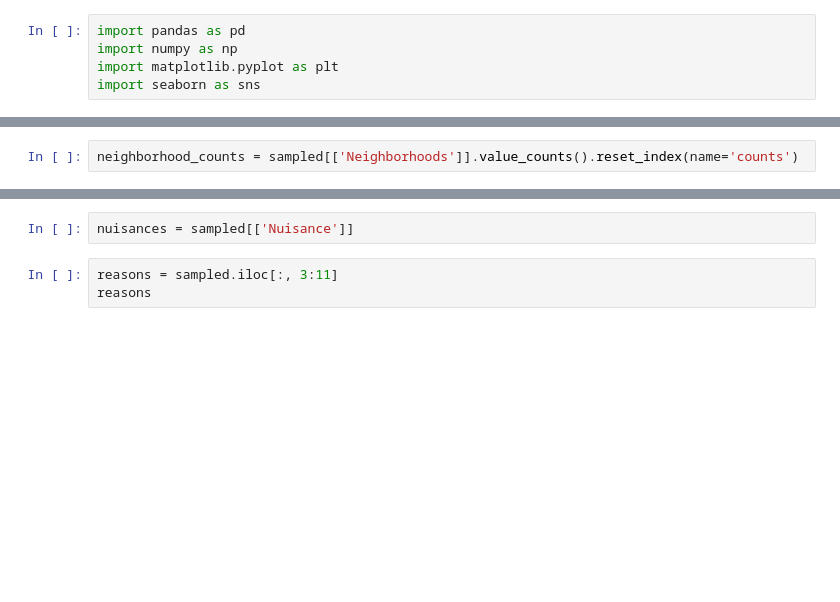
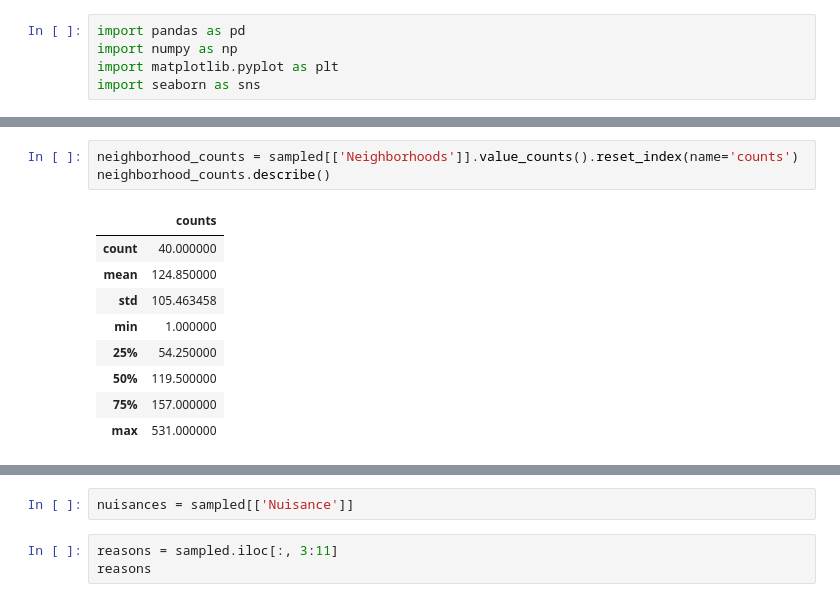
Before and after one commit to UCB-stat-159-s23/project-Group26, a Jupyter notebook: angeloeda.ipynb, the cells around one changed output, grey strips where cells are left out. Drawn from its saved outputs; the diff is of its cells as text; blank space fills up the shorter version.

```diff
--- a/angeloeda.ipynb
+++ b/angeloeda.ipynb
@@ -57,3 +74,14 @@ sampled.head(20)
 # %%
 neighborhood_counts = sampled[['Neighborhoods']].value_counts().reset_index(name='counts')
+neighborhood_counts.describe()
+# %% [output]
+|  | counts |
+| count | 40.000000 |
+| mean | 124.850000 |
+| std | 105.463458 |
+| min | 1.000000 |
+| 25% | 54.250000 |
+| 50% | 119.500000 |
+| 75% | 157.000000 |
+| max | 531.000000 |
 # %%
```
Also changed, not shown: parts of 9 cells of this notebook.
